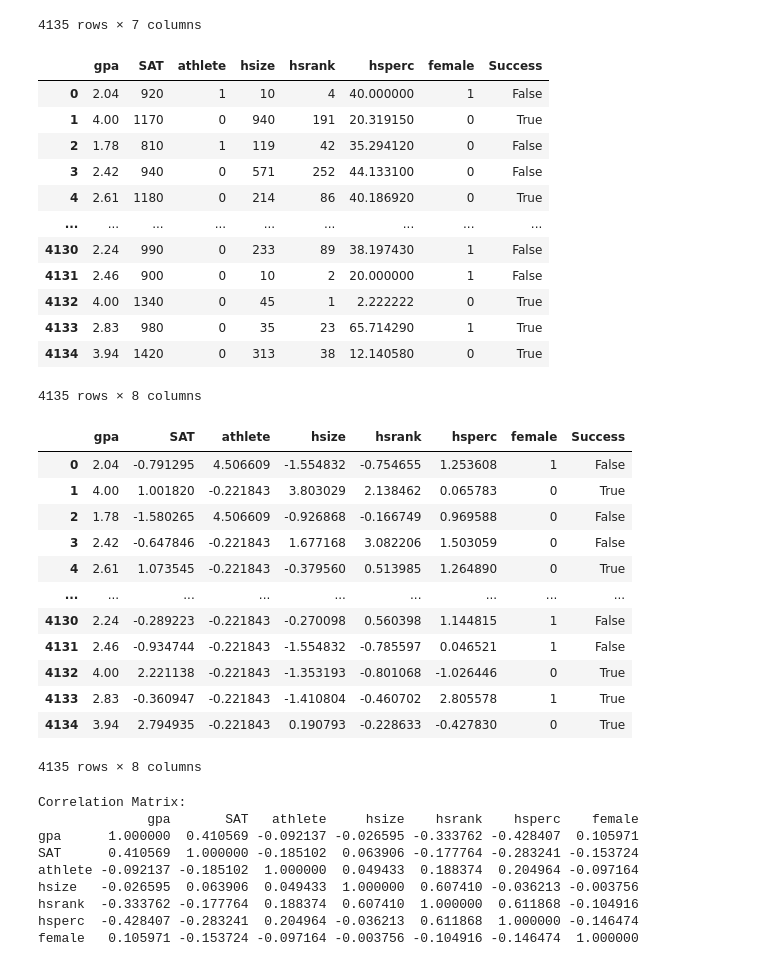
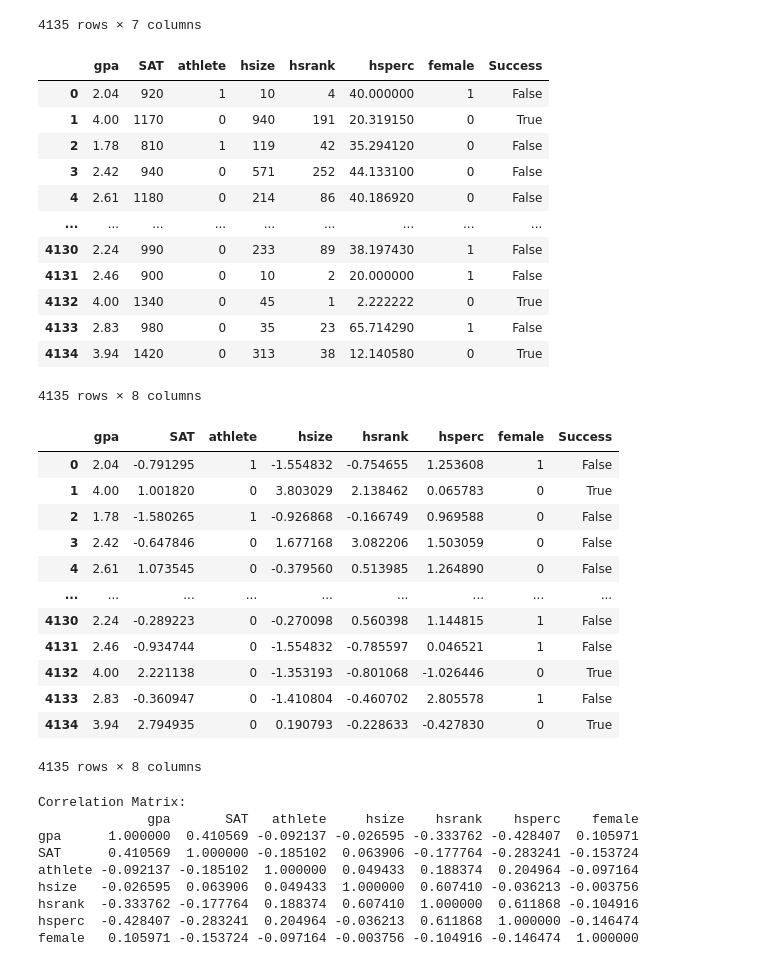
Before and after one commit to MyronTadros/DataScienceProject, a Jupyter notebook: notebook.ipynb, the cells around one changed output. Drawn from its saved outputs; the diff is of its cells as text; code cells hidden in the pictures.

Commit message:
changed knn to 500 neighbors, normalized the columns

```diff
--- a/notebook.ipynb
+++ b/notebook.ipynb
@@ -28,7 +28,7 @@ merged_df
 # %%
 success =[]
 for i in merged_df["gpa"]:
-    if(i >= (2.5)):
+    if(i >= (3)):
         success.append(True)
     else:
         success.append(False)
@@ -41,32 +41,32 @@ merged_df
 | 1 | 4.00 | 1170 | 0 | 940 | 191 | 20.319150 | 0 | True |
 | 2 | 1.78 | 810 | 1 | 119 | 42 | 35.294120 | 0 | False |
 | 3 | 2.42 | 940 | 0 | 571 | 252 | 44.133100 | 0 | False |
-| 4 | 2.61 | 1180 | 0 | 214 | 86 | 40.186920 | 0 | True |
+| 4 | 2.61 | 1180 | 0 | 214 | 86 | 40.186920 | 0 | False |
 | ... | ... | ... | ... | ... | ... | ... | ... | ... |
 | 4130 | 2.24 | 990 | 0 | 233 | 89 | 38.197430 | 1 | False |
 | 4131 | 2.46 | 900 | 0 | 10 | 2 | 20.000000 | 1 | False |
 | 4132 | 4.00 | 1340 | 0 | 45 | 1 | 2.222222 | 0 | True |
-| 4133 | 2.83 | 980 | 0 | 35 | 23 | 65.714290 | 1 | True |
+| 4133 | 2.83 | 980 | 0 | 35 | 23 | 65.714290 | 1 | False |
 | 4134 | 3.94 | 1420 | 0 | 313 | 38 | 12.140580 | 0 | True |
 4135 rows × 8 columns
 # %%
-normalizedColumns = ['SAT', 'athlete', 'hsize', 'hsrank', 'hsperc'];
+normalizedColumns = ['SAT', 'hsize', 'hsrank', 'hsperc'];
 merged_df[normalizedColumns] = merged_df[normalizedColumns].apply(lambda x: (x-x.mean())/x.std())
 
 merged_df
 # %% [output]
 |  | gpa | SAT | athlete | hsize | hsrank | hsperc | female | Success |
-| 0 | 2.04 | -0.791295 | 4.506609 | -1.554832 | -0.754655 | 1.253608 | 1 | False |
-| 1 | 4.00 | 1.001820 | -0.221843 | 3.803029 | 2.138462 | 0.065783 | 0 | True |
-| 2 | 1.78 | -1.580265 | 4.506609 | -0.926868 | -0.166749 | 0.969588 | 0 | False |
-| 3 | 2.42 | -0.647846 | -0.221843 | 1.677168 | 3.082206 | 1.503059 | 0 | False |
-| 4 | 2.61 | 1.073545 | -0.221843 | -0.379560 | 0.513985 | 1.264890 | 0 | True |
+| 0 | 2.04 | -0.791295 | 1 | -1.554832 | -0.754655 | 1.253608 | 1 | False |
+| 1 | 4.00 | 1.001820 | 0 | 3.803029 | 2.138462 | 0.065783 | 0 | True |
+| 2 | 1.78 | -1.580265 | 1 | -0.926868 | -0.166749 | 0.969588 | 0 | False |
+| 3 | 2.42 | -0.647846 | 0 | 1.677168 | 3.082206 | 1.503059 | 0 | False |
+| 4 | 2.61 | 1.073545 | 0 | -0.379560 | 0.513985 | 1.264890 | 0 | False |
 | ... | ... | ... | ... | ... | ... | ... | ... | ... |
-| 4130 | 2.24 | -0.289223 | -0.221843 | -0.270098 | 0.560398 | 1.144815 | 1 | False |
-| 4131 | 2.46 | -0.934744 | -0.221843 | -1.554832 | -0.785597 | 0.046521 | 1 | False |
-| 4132 | 4.00 | 2.221138 | -0.221843 | -1.353193 | -0.801068 | -1.026446 | 0 | True |
-| 4133 | 2.83 | -0.360947 | -0.221843 | -1.410804 | -0.460702 | 2.805578 | 1 | True |
-| 4134 | 3.94 | 2.794935 | -0.221843 | 0.190793 | -0.228633 | -0.427830 | 0 | True |
+| 4130 | 2.24 | -0.289223 | 0 | -0.270098 | 0.560398 | 1.144815 | 1 | False |
+| 4131 | 2.46 | -0.934744 | 0 | -1.554832 | -0.785597 | 0.046521 | 1 | False |
+| 4132 | 4.00 | 2.221138 | 0 | -1.353193 | -0.801068 | -1.026446 | 0 | True |
+| 4133 | 2.83 | -0.360947 | 0 | -1.410804 | -0.460702 | 2.805578 | 1 | False |
+| 4134 | 3.94 | 2.794935 | 0 | 0.190793 | -0.228633 | -0.427830 | 0 | True |
 4135 rows × 8 columns
 # %%
 # Generate the correlation matrix
```
Also changed, not shown: parts of 5 cells of this notebook.
